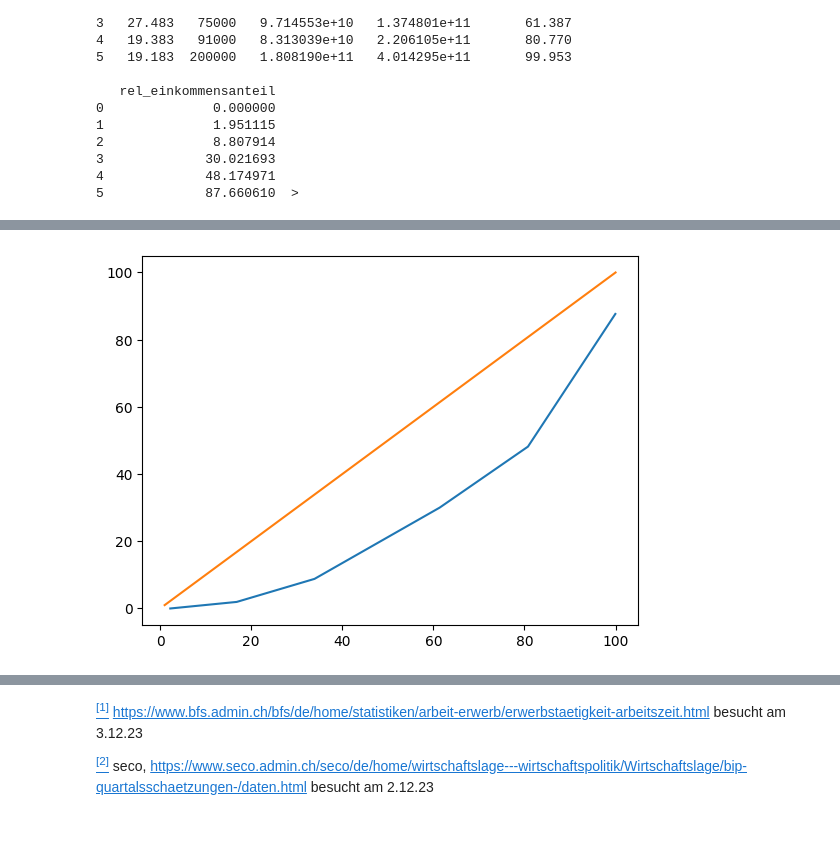
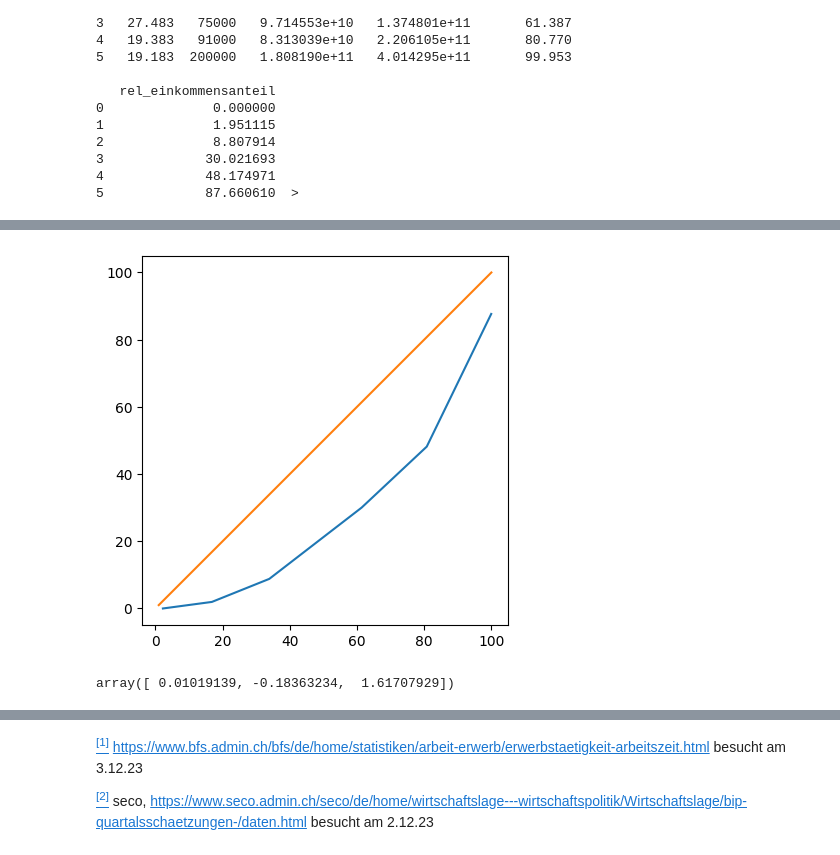
Before and after one commit to Jacques-Mock-Schindler/WR_I_21-24, a Jupyter notebook: docs/231204/einkommensverteilung.ipynb, the cells around one changed output, grey strips where cells are left out. Saved outputs shown, nothing was run; the diff lists cells and outputs as text; code cells hidden in the pictures.

```diff
--- a/docs/231204/einkommensverteilung.ipynb
+++ b/docs/231204/einkommensverteilung.ipynb
@@ -160,13 +161,14 @@ df.plot(x='anteile_add', y='einkommen_add', kind='line')
 # %%
 x = [i for i in range(1,101)]
 y = x
 
 fig2, ax2 = plt.subplots()
 ax2.plot(df['anteile_add'], df['rel_einkommensanteil'])
 ax2.plot(x, y)
+ax2.set_aspect('equal')
 plt.show()
 # %% [output]
-[figure, old version]
+[figure, new version]
 # %%
 import numpy as np
 from sklearn.linear_model import LinearRegression
@@ -176,0 +179,4 @@ y = np.array(list[df['rel_einkommensanteil']])
+# %%
+np.polyfit(x1, y1, 2)
+# %% [output]
+array([ 0.01019139, -0.18363234,  1.61707929])
```
Also changed, not shown: parts of 8 cells of this notebook.
